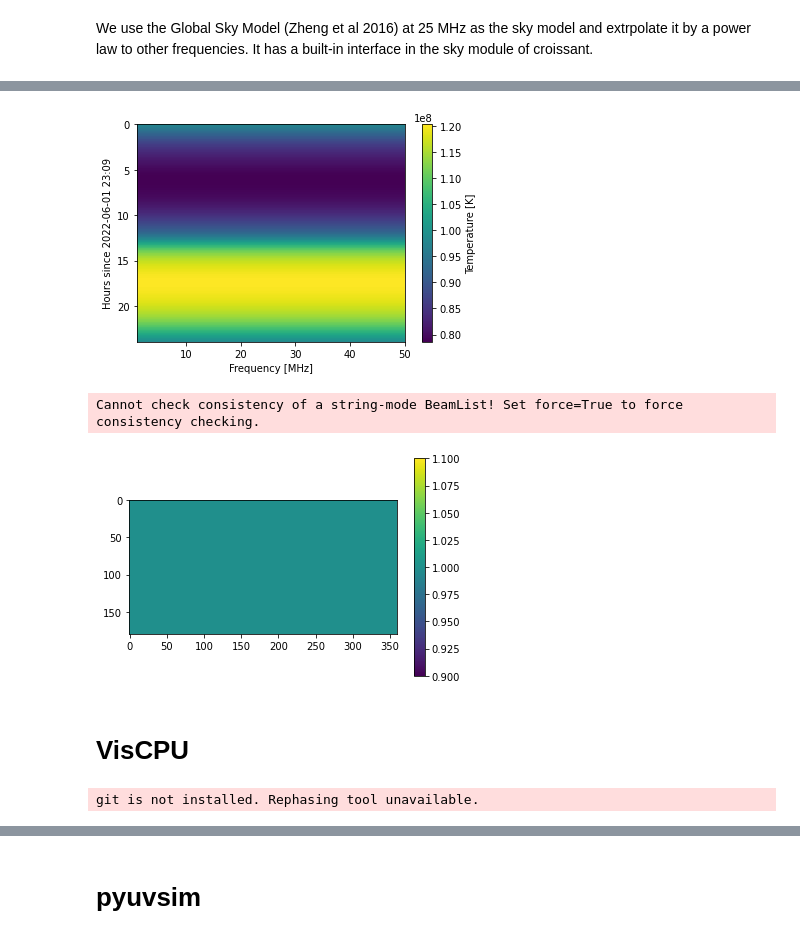
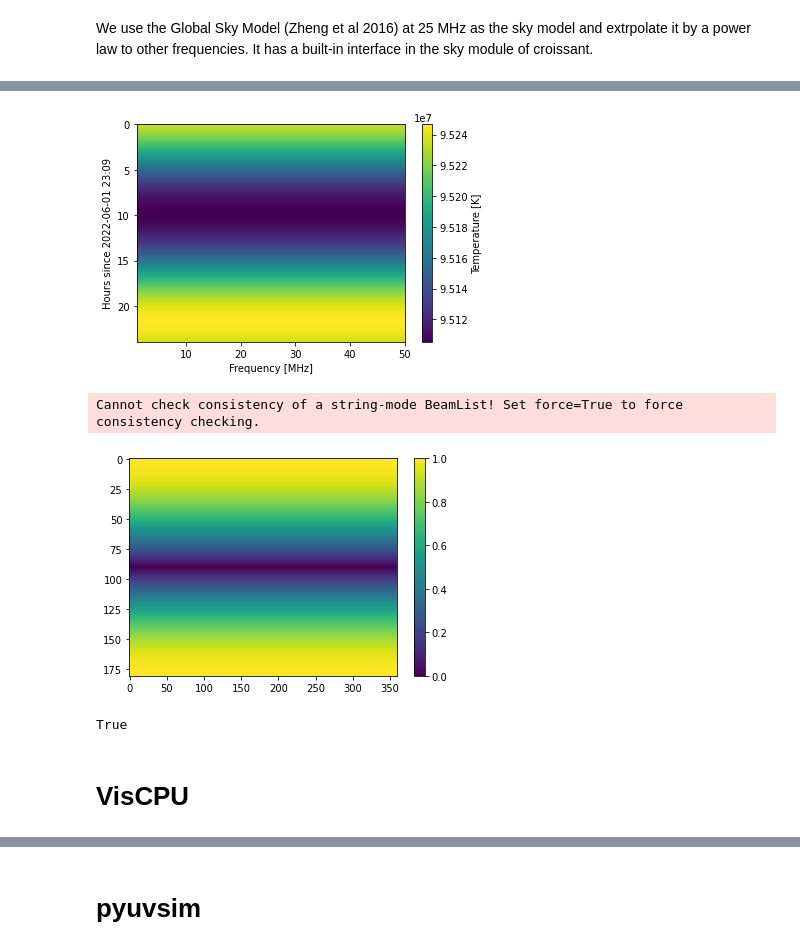
Before and after one commit to christianhbye/croissant, a Jupyter notebook: notebooks/hera_sim_test.ipynb, the cells around one changed output, grey strips where cells are left out. Drawn from its saved outputs; the diff is of its cells as text; code cells hidden in the pictures.

```diff
--- a/notebooks/hera_sim_test.ipynb
+++ b/notebooks/hera_sim_test.ipynb
@@ -21,7 +21,6 @@ freq.shape = (-1, 1, 1)
 # dipole beam
 power = freq**2 * np.cos(theta)**2
 power = np.repeat(power, phi.size, axis=-1)
-power = np.ones_like(power)
 # %%
 beam = cro.beam.Beam(power, theta=theta, phi=phi, frequencies=freq, coords="topocentric")
 # %%
@@ -43,11 +42,10 @@ We use the Global Sky Model (Zheng et al 2016) at 25 MHz as the sky model and ex
 # %%
 sky = cro.sky.Sky.gsm(beam.frequencies, power_law=True, gen_freq=25, spectral_index=-2.5)
 # %%
-lmax = 32
-loc = (37.87, 122.27, 0)
+lmax = 128
+loc = (90., 0., 0.)
 t_start = Time("2022-06-01 23:09:16")
 t_end = t_start + cro.constants.sidereal_day_earth * seconds
-horizon = np.ones_like(beam.data)
 sim = cro.simulator.Simulator(
-    beam, sky, obs_loc=loc, t_start=t_start, N_times=300, t_end=t_end, moon=False, lmax=lmax, horizon=None
+    beam, sky, obs_loc=loc, t_start=t_start, N_times=300, t_end=t_end, moon=False, lmax=lmax
 )
@@ -69,7 +62,7 @@ sim.run(dpss=False)
 sim.waterfall *= sim.beam.total_power / (sim.beam.compute_total_power())  # account for horizon cutoff...
 sim.plot(power=2.5)
 # %% [output]
-[figure, old version]
+[figure, new version]
 # %%
 from pyuvsim import simsetup
 t_arr = sim.t_start + sim.dt * seconds
@@ -108,20 +101,71 @@ diffuse_model = SkyModel(**diffuse_params)
 # %%
 # beam
 from pyuvsim import AnalyticBeam
-uniform_beam = AnalyticBeam("uniform")
+import pyuvdata.utils as uvutils
+
+class DipoleBeam(AnalyticBeam):
+    """
+    Most code is taken from pyuvsim/analyticbeam.py written by the RadioAstronomySoftwareGroup.
+    This is to get the right format for HERA_sim to read.
+    """
+    def __init__(self):
+        self.type = "dipole"
+
+        # default AnalyticBeam params:
+        self.sigma = None
+        self.ref_freq = 1.0
+        self.spectral_index = 0.0
+        self.diameter = None
+        self.data_normalization = "peak"
+        self.freq_interp_kind = "linear"
+        self.beam_type = "efield"
+
+    def interp(self, az_array, za_array, freq_array, **kwargs):
+        interp_data = np.zeros((2, 1, 2, freq_array.size, az_array.size), dtype=float)
+        # since this is efield, we make it the square root of the dipole power
+        interp_data[0, 0, 0] = np.abs(freq_array[:, None]/1e6 * np.cos(za_array[None, :]))
+        interp_data[0, 0, 1] = np.abs(freq_array[:, None]/1e6 * np.cos(za_array[None, :]))
+
+        values = interp_data[0, 0, 0]
+        interp_basis_vector = None
+
+        if self.beam_type == 'power':
+            # Cross-multiplying feeds, adding vector components
+            pairs = [(i, j) for i in range(2) for j in range(2)]
+            power_data = np.zeros((1, 1, 4) + values.shape, dtype=float)
+            for pol_i, pair in enumerate(pairs):
+                power_data[:, :, pol_i] = (
+                    (interp_data[0, :, pair[0]] * np.conj(interp_data[0, :, pair[1]]))
+                    + (interp_data[1, :, pair[0]] * np.conj(interp_data[1, :, pair[1]]))
+                )
+            interp_data = power_data
+        return interp_data, interp_basis_vector
+
+    def __eq__(self, other):
+        """
+        Overwrite the __eq__ method of AnalyticBeam.
+        """
+        if not isinstance(other, self.__class__):
+            return False
+        else:
+            return other.type == 'dipole'
 
 
+dipole = DipoleBeam()
 p, t = [x.ravel() for x in np.meshgrid(sim.beam.phi, sim.beam.theta)]
-ab_data = uniform_beam.interp(p, t, sim.frequencies*1e6)[0][1, 0, 0]
-#ab_data = uniform_beam.interp(p, t, sim.frequencies*1e6)[0][0, 0, 1]
-ab_data.shape = (-1, sim.beam.theta.size, sim.beam.phi.size)
+dipole_data = dipole.interp(p, t, sim.frequencies*1e6)[0][0, 0, 0]
+dipole_data.shape = (-1, sim.beam.theta.size, sim.beam.phi.size)
 
 plt.figure()
-plt.imshow(ab_data[0])
+plt.imshow(dipole_data[0], aspect="auto")
 plt.colorbar()
 plt.show()
 # %% [output]
-[figure, old version]
+[figure, new version]
+# %%
+np.allclose(dipole_data**2, beam.data)
+# %% [output]
+True
 # %% [markdown]
 # VisCPU
 # %%
@@ -131,11 +175,9 @@ data_model = ModelData(
     uvdata=deepcopy(uvd),
     sky_model=deepcopy(diffuse_model),
     beam_ids=[0],
-    beams=[deepcopy(uniform_beam)],
+    beams=[deepcopy(dipole)],
     normalize_beams=False,
 )
-# %% [output]
-git is not installed. Rephasing tool unavailable.
 # %%
 from hera_sim.visibilities import VisCPU, VisibilitySimulation
 t_mid = sim.t_start + 1/2 * sim.dt[-1] * seconds
```
Also changed, not shown: parts of 21 cells of this notebook.
